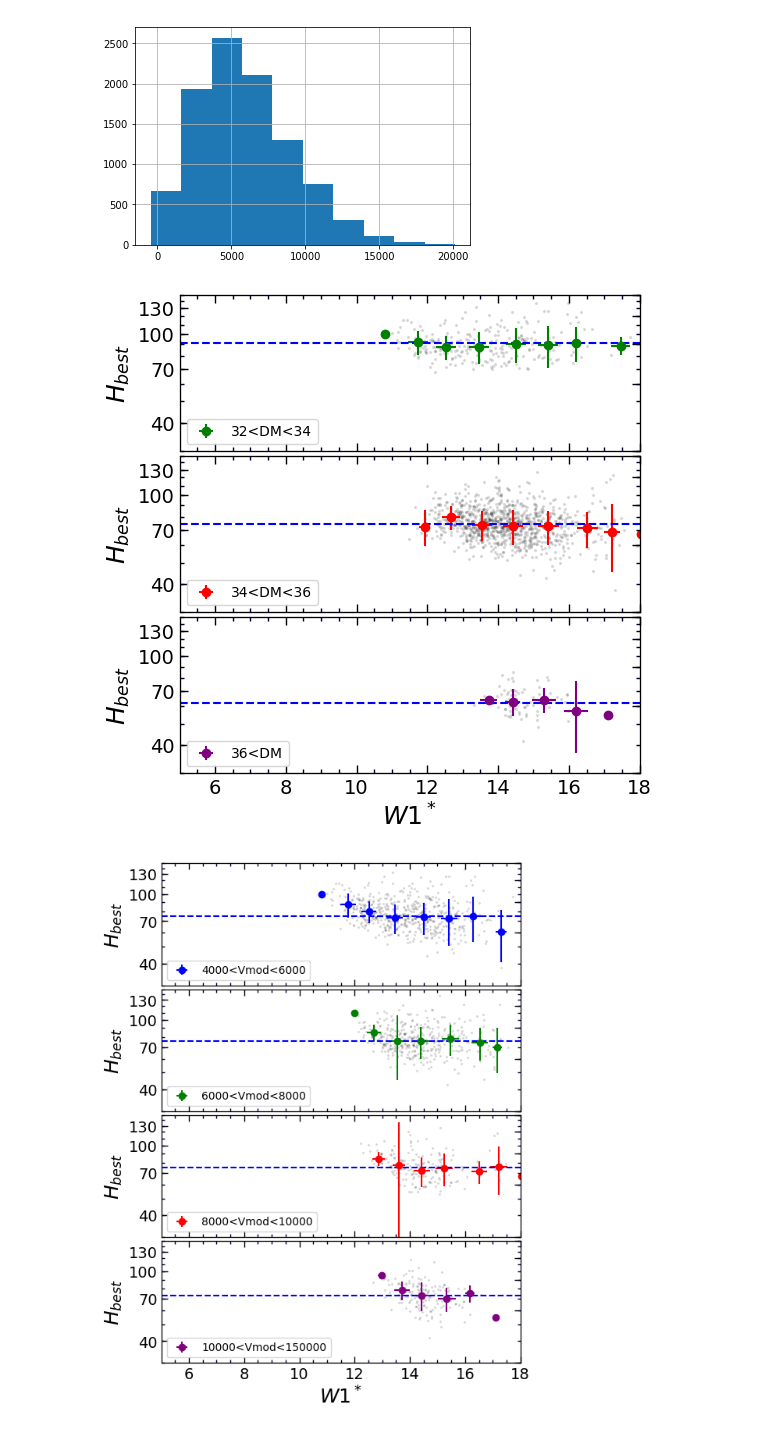
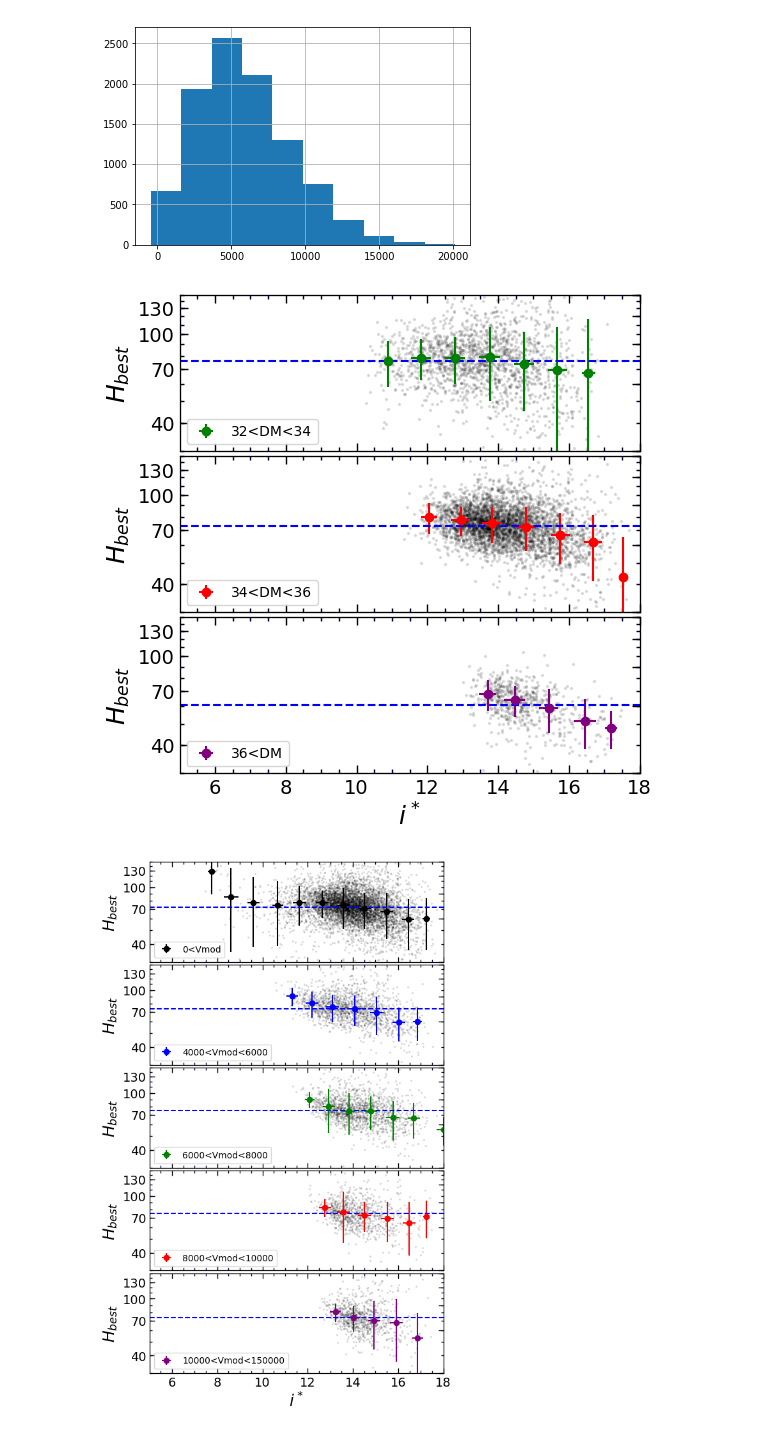
Before and after one commit to ekourkchi/test_TFRcatal, a Jupyter notebook: Hubble_cutoff.ipynb, the cells around one changed output. Cells and saved outputs as stored; diff of their text form; code cells hidden in the pictures.

Commit message:
looking into the Hubble parameter

```diff
--- a/Hubble_cutoff.ipynb
+++ b/Hubble_cutoff.ipynb
@@ -66,10 +117,17 @@ df.head()
 # %%
+df = pd.read_csv("CF4_TF_distances.csv", sep='|')
+
+x = df['i***']-df.DMbest
+np.max(x[df['i***']>0])
+df['I'] = x
 
 df['logD'] = (df['DMbest']-25)/5.
 df['logH'] = np.log10(df.f*df.Vcmb) - df['logD']
 df['H0'] = 10**df.logH
 df['Vmod'] = df.f*df.Vcmb
-df.columns
+
+print(df.columns)
+df.head()
 # %% [output]
 Index([u'pgc', u'DMbest', u'eDMbest', u'PGC1', u'Nest', u'Vh', u'Vls', u'Vcmb',
        u'f', u'DMr', u'eDMr', u'DMr_rms', u'DMr_raw', u'DMi', u'eDMi',
@@ -99,7 +164,9 @@ def myHubble(D, H0):
 
 def PlotMe(ax, df, low, high, color='r', delta=0, label=None, param='DMbest', quality='Qs', mag='i'):
 
-    dff = df[(df[param]>low) & (df[param]<high) & (df.Vmod >4000) & (df[quality]>0)]
+
+    # & (df.I<-17-(df.DMbest-31)
+    dff = df[(df[param]>low) & (df[param]<high) & (df.Vmod > 0) & (df[quality]>2)]
     dff.plot.scatter(
                      x=mag+'***', y='H0', alpha=0.1, ax=ax, color='k', s=2
                      )
@@ -114,7 +181,7 @@ def PlotMe(ax, df, low, high, color='r', delta=0, label=None, param='DMbest', qu
         yp = []
         for ii in range(len(X)):
             xi = X[ii]
-            if xi>=i and xi<i+1:
+            if xi>=i and xi<i+1 and not np.isnan(Y[ii]):
                 xp.append(xi)
                 yp.append(Y[ii])
         if len(xp)>0:
@@ -123,7 +190,10 @@ def PlotMe(ax, df, low, high, color='r', delta=0, label=None, param='DMbest', qu
                 lab = False
             else:
                 labe=None
-            ax.errorbar(np.median(xp), np.median(yp), yerr=np.std(yp), xerr=np.std(xp), fmt='o',
+
+            xp = np.asarray(xp)
+            yp = np.asarray(yp)
+            ax.errorbar(np.mean(xp), 10**np.median(np.log10(yp)), yerr=np.std(yp), xerr=np.std(xp), fmt='o',
                         color=color, ms=6, label=labe)
 #             print np.median(xp), 10**np.median(yp)
 
@@ -157,7 +227,7 @@ def PlotMe(ax, df, low, high, color='r', delta=0, label=None, param='DMbest', qu
     ax.legend(loc=3)
 
 
-    fit, cov = curve_fit(myHubble, X, dff.logH, sigma=dff.eDMbest/5.)
+    fit, cov = curve_fit(myHubble, X, dff.logH)
     m = fit[0]
     H0 = 10**m
     ax.plot([5,20], [H0, H0], '--', color='blue')
@@ -168,7 +238,7 @@ gs = gridspec.GridSpec(4,1) ; p=0
 
 # ax = plt.subplot(gs[p]) ; p+=1
 # PlotMe(ax, df, 31, 33, color='b', delta=0, label='DM<32')
-mag='w1'
+mag='i'
 
 
 ax = plt.subplot(gs[p]) ; p+=1
@@ -180,32 +250,36 @@ PlotMe(ax, df, 34, 36, color='r', label='34<DM<36', mag=mag)
 ax = plt.subplot(gs[p]) ; p+=1
 PlotMe(ax, df, 36, 40, color='purple', delta=0, label='36<DM', mag=mag)
 
-ax.set_xlabel(r'$W1^*$', fontsize=18)
+ax.set_xlabel(r'$i^*$', fontsize=18)
 
 plt.subplots_adjust(hspace=0.03, wspace=0.2)
 # %% [output]
-[figure, old version]
+[figure, new version]
 # %%
-fig = py.figure(figsize=(5, 8), dpi=100)
+fig = py.figure(figsize=(5, 10), dpi=100)
 fig.subplots_adjust(wspace=0, top=0.92, bottom=0.12, left=0.06, right=0.98)
-gs = gridspec.GridSpec(4,1) ; p=0
+gs = gridspec.GridSpec(5,1) ; p=0
 
-mag='w1'
+mag='i'
+
+
+ax = plt.subplot(gs[p]) ; p+=1
+PlotMe(ax, df, 0, 20000, color='k', delta=0, label='0<Vmod', param='Vmod', mag=mag)
 
 ax = plt.subplot(gs[p]) ; p+=1
 PlotMe(ax, df, 4000, 6000, color='b', delta=0, label='4000<Vmod<6000', param='Vmod', mag=mag)
 
 ax = plt.subplot(gs[p]) ; p+=1
 PlotMe(ax, df, 6000, 8000, color='g', delta=0, label='6000<Vmod<8000', param='Vmod', mag=mag)
 
 ax = plt.subplot(gs[p]) ; p+=1
 PlotMe(ax, df, 8000, 10000, color='r', delta=0, label='8000<Vmod<10000', param='Vmod', mag=mag)
 
 ax = plt.subplot(gs[p]) ; p+=1
 PlotMe(ax, df, 10000, 15000, color='purple', delta=0, label='10000<Vmod<150000', param='Vmod', mag=mag)
 
-ax.set_xlabel(r'$W1^*$', fontsize=18)
+ax.set_xlabel(r'$i^*$', fontsize=18)
 
 plt.subplots_adjust(hspace=0.03, wspace=0.2)
 # %% [output]
-[figure, old version]
+[figure, new version]
```
Also changed, not shown: parts of 10 cells of this notebook, 1 other file.
